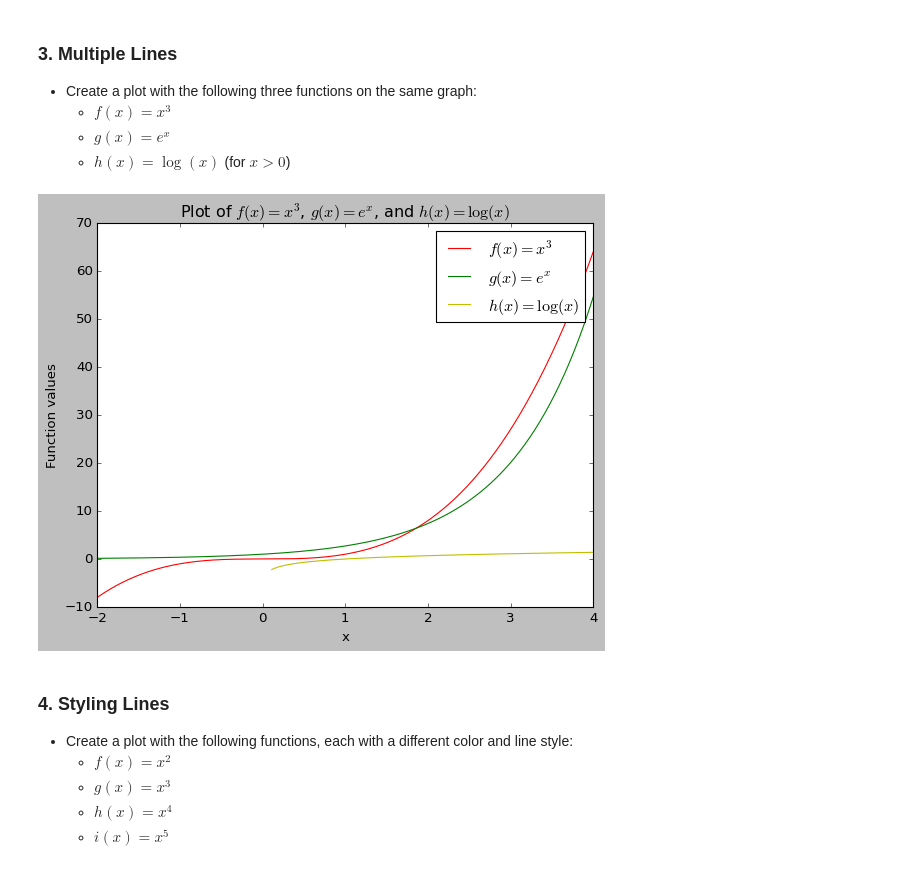
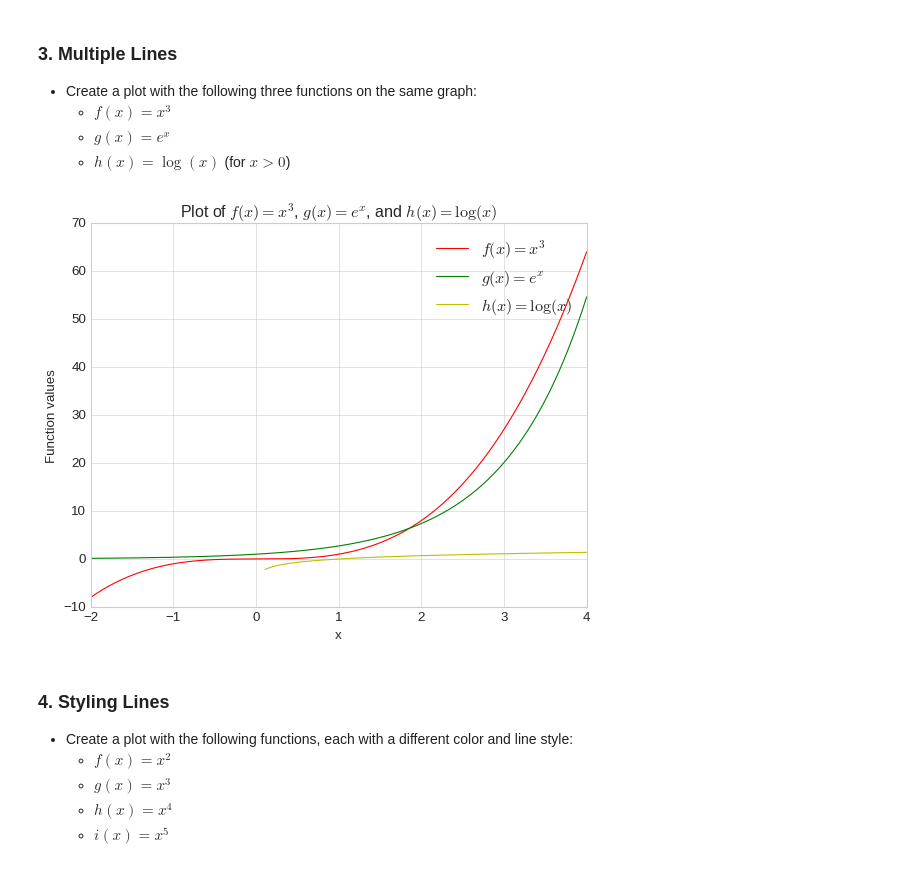
Before and after one commit to kamangirkhan/Data110, a Jupyter notebook: ArashNateghian_week3_data110_assignment.ipynb, the cells around one changed output. Saved outputs shown, nothing was run; the diff lists cells and outputs as text; code cells hidden in the pictures.

```diff
--- a/ArashNateghian_week3_data110_assignment.ipynb
+++ b/ArashNateghian_week3_data110_assignment.ipynb
@@ -35,34 +35,33 @@ plt.show()
   - $g(x) = e^x$
   - $h(x) = \log(x)$ (for $x > 0$)
 # %%
-plt.style.use('classic')
 def f(x): return x**3
 def g(x): return np.exp(x)
 def h(x): return np.log(x)
 
 x = np.linspace (-2, 4, 400)
 x_log = np.linspace(0.111, 4, 400)
 
 y_f = f(x)
 y_g = g(x)
 y_h = h(x_log)
 
 # Create the plot
 plt.figure(figsize=(8, 6))
 
 plt.plot(x, y_f, label=r'$f(x) = x^3$', color='r')
 plt.plot(x, y_g, label=r'$g(x) = e^x$', color='g')
 plt.plot(x_log, y_h, label=r'$h(x) = \log(x)$', color='y')
 
 plt.xlabel('x')
 plt.ylabel('Function values')
 plt.title('Plot of $f(x) = x^3$, $g(x) = e^x$, and $h(x) = \log(x)$')
 
 plt.legend()
 
 plt.show()
 # %% [output]
-[figure, old version]
+[figure, new version]
 # %% [markdown]
 ### 4. Styling Lines
 - Create a plot with the following functions, each with a different color and line style:
```
Also changed, not shown: parts of 10 cells of this notebook.
